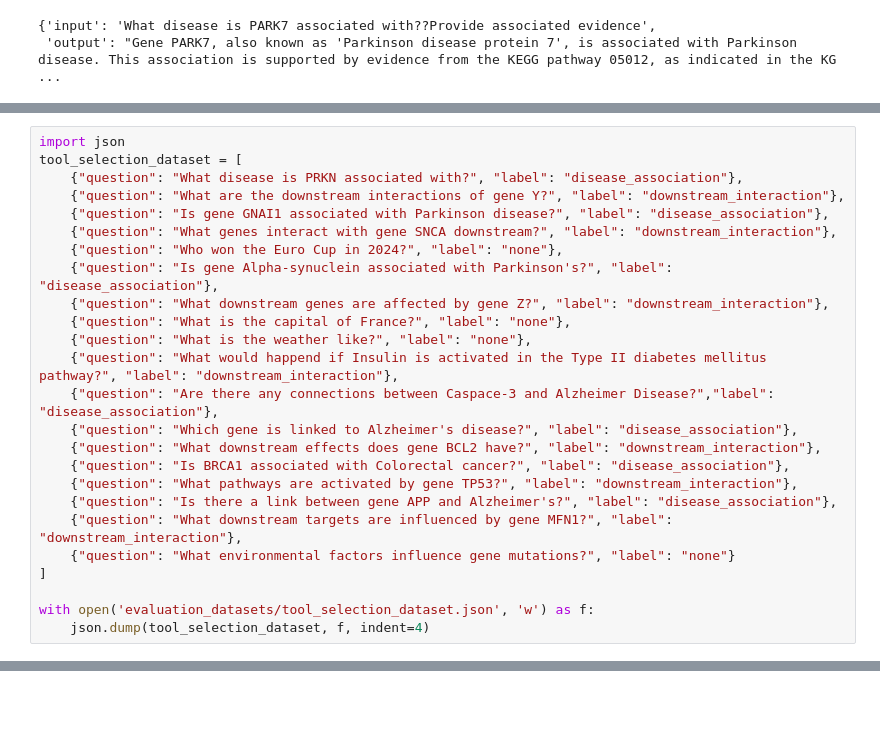
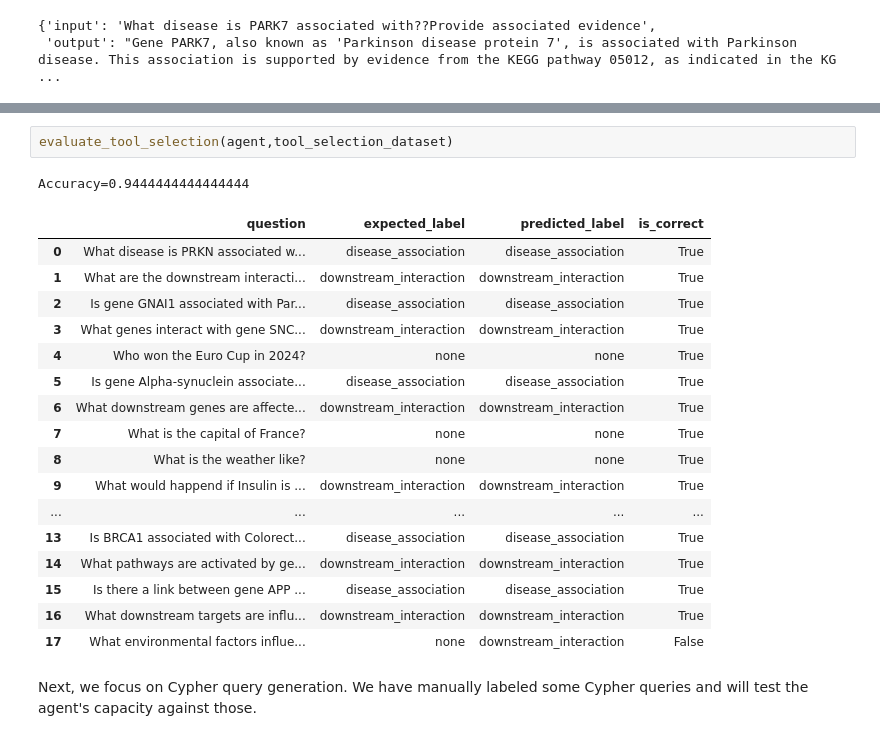
Before and after one commit to evangelosroutis/hypothesis-generation, a Jupyter notebook: demo.ipynb, the cells around one changed output, grey strips where cells are left out. Cells and saved outputs as stored; diff of their text form; blank space fills up the shorter version.

```diff
--- a/demo.ipynb
+++ b/demo.ipynb
@@ -1526,25 +410,0 @@ ValueError: No appropriate tool found for the given question.
-# %%
-import json
-tool_selection_dataset = [
-    {"question": "What disease is PRKN associated with?", "label": "disease_association"},
-    {"question": "What are the downstream interactions of gene Y?", "label": "downstream_interaction"},
-    {"question": "Is gene GNAI1 associated with Parkinson disease?", "label": "disease_association"},
-    {"question": "What genes interact with gene SNCA downstream?", "label": "downstream_interaction"},
-    {"question": "Who won the Euro Cup in 2024?", "label": "none"},
-    {"question": "Is gene Alpha-synuclein associated with Parkinson's?", "label": "disease_association"},
-    {"question": "What downstream genes are affected by gene Z?", "label": "downstream_interaction"},
-    {"question": "What is the capital of France?", "label": "none"},
-    {"question": "What is the weather like?", "label": "none"},
-    {"question": "What would happend if Insulin is activated in the Type II diabetes mellitus pathway?", "label": "downstream_interaction"},
-    {"question": "Are there any connections between Caspace-3 and Alzheimer Disease?","label": "disease_association"},
-    {"question": "Which gene is linked to Alzheimer's disease?", "label": "disease_association"},
-    {"question": "What downstream effects does gene BCL2 have?", "label": "downstream_interaction"},
-    {"question": "Is BRCA1 associated with Colorectal cancer?", "label": "disease_association"},
-    {"question": "What pathways are activated by gene TP53?", "label": "downstream_interaction"},
-    {"question": "Is there a link between gene APP and Alzheimer's?", "label": "disease_association"},
-    {"question": "What downstream targets are influenced by gene MFN1?", "label": "downstream_interaction"},
-    {"question": "What environmental factors influence gene mutations?", "label": "none"}
-]
-
-with open('evaluation_datasets/tool_selection_dataset.json', 'w') as f:
-    json.dump(tool_selection_dataset, f, indent=4)
@@ -1929,0 +427,23 @@ RETURN g.names as gene_names, g.synonyms as gene_synonyms, d.name as disease_nam
+# %%
+evaluate_tool_selection(agent,tool_selection_dataset)
+# %% [output]
+Accuracy=0.9444444444444444
+|  | question | expected_label | predicted_label | is_correct |
+| 0 | What disease is PRKN associated w... | disease_association | disease_association | True |
+| 1 | What are the downstream interacti... | downstream_interaction | downstream_interaction | True |
+| 2 | Is gene GNAI1 associated with Par... | disease_association | disease_association | True |
+| 3 | What genes interact with gene SNC... | downstream_interaction | downstream_interaction | True |
+| 4 | Who won the Euro Cup in 2024? | none | none | True |
+| 5 | Is gene Alpha-synuclein associate... | disease_association | disease_association | True |
+| 6 | What downstream genes are affecte... | downstream_interaction | downstream_interaction | True |
+| 7 | What is the capital of France? | none | none | True |
+| 8 | What is the weather like? | none | none | True |
+| 9 | What would happend if Insulin is ... | downstream_interaction | downstream_interaction | True |
+| ... | ... | ... | ... | ... |
+| 13 | Is BRCA1 associated with Colorect... | disease_association | disease_association | True |
+| 14 | What pathways are activated by ge... | downstream_interaction | downstream_interaction | True |
+| 15 | Is there a link between gene APP ... | disease_association | disease_association | True |
+| 16 | What downstream targets are influ... | downstream_interaction | downstream_interaction | True |
+| 17 | What environmental factors influe... | none | downstream_interaction | False |
+# %% [markdown]
+Next, we focus on Cypher query generation. We have manually labeled some Cypher queries and will test the agent's capacity against those.
```
Also changed, not shown: parts of 100 cells of this notebook.
